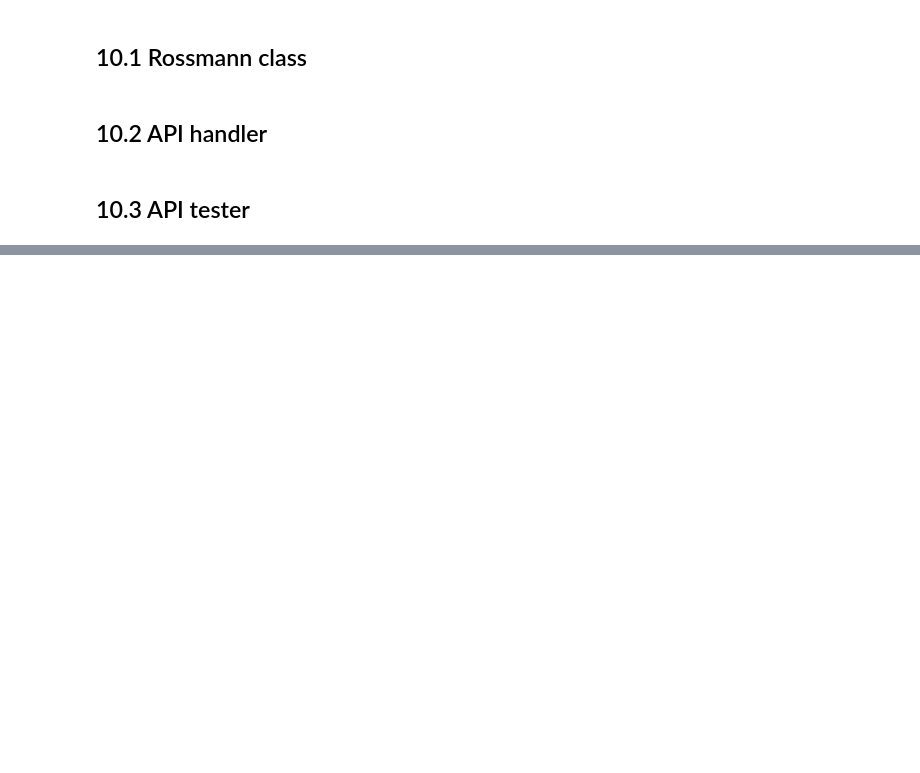
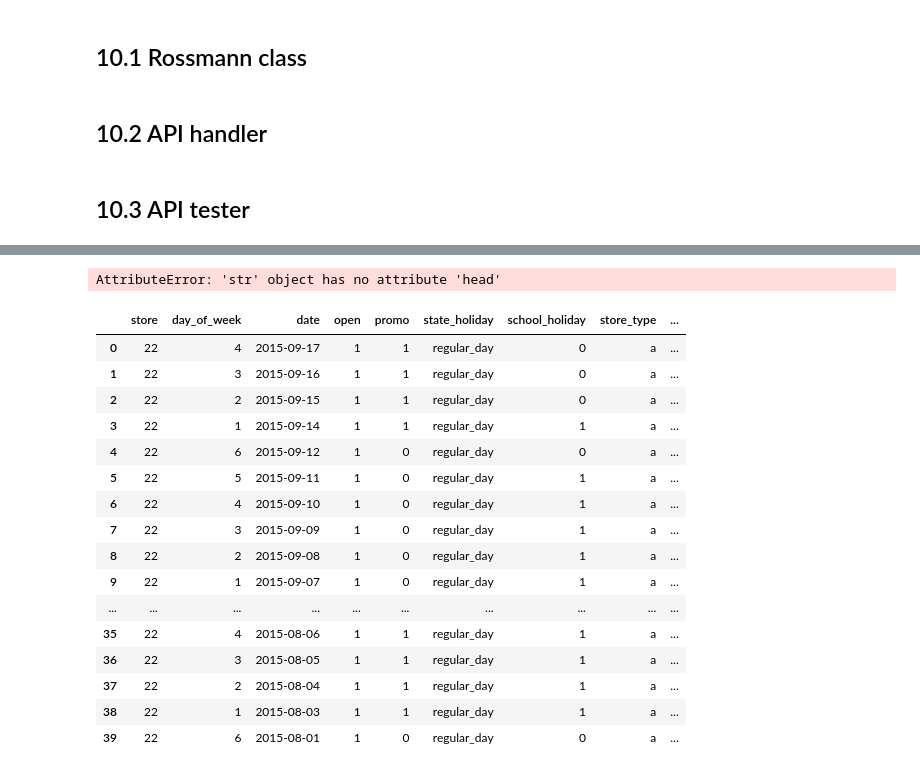
Before and after one commit to PedroPauloMR/ds_em_producao, a Jupyter notebook: main.ipynb, the cells around one changed output, grey strips where cells are left out. Drawn from its saved outputs; the diff is of its cells as text; code cells hidden in the pictures; blank space fills up the shorter version.

Commit message:
finalizacao do deploy local do Rossmann, usando a API do flask para requisicoes e disponibilizacao do modelo

```diff
--- a/main.ipynb
+++ b/main.ipynb
@@ -1586,0 +1742,4 @@ class Rossmann( object ):
+# %%
+# data cleaning
+df1 = pipeline.data_cleaning( df_test )
+df1.head()
@@ -1586,0 +1753,4 @@ class Rossmann( object ):
+# %%
+# feature engineering
+df2 = pipeline.feature_engineering( df1 )
+df2.head()
@@ -1586,0 +1764,4 @@ class Rossmann( object ):
+# %%
+# data preparation
+df3 = pipeline.data_preparation( df2 )
+df3.head()
@@ -1586,0 +1775,27 @@ class Rossmann( object ):
+# %%
+model = joblib.load('C:\\repos\\portfolio_projetos\\ds_em_producao\\model\\xgb_ds_producao.pkl')
+
+df_response = pipeline.get_prediction( model, df_test, df3)
+df_response.head()
+# %% [output]
+AttributeError: 'str' object has no attribute 'head'
+# %%
+pd.read_json(df_response)
+# %% [output]
+|  | store | day_of_week | date | open | promo | state_holiday | school_holiday | store_type | ... |
+| 0 | 22 | 4 | 2015-09-17 | 1 | 1 | regular_day | 0 | a | ... |
+| 1 | 22 | 3 | 2015-09-16 | 1 | 1 | regular_day | 0 | a | ... |
+| 2 | 22 | 2 | 2015-09-15 | 1 | 1 | regular_day | 0 | a | ... |
+| 3 | 22 | 1 | 2015-09-14 | 1 | 1 | regular_day | 1 | a | ... |
+| 4 | 22 | 6 | 2015-09-12 | 1 | 0 | regular_day | 0 | a | ... |
+| 5 | 22 | 5 | 2015-09-11 | 1 | 0 | regular_day | 1 | a | ... |
+| 6 | 22 | 4 | 2015-09-10 | 1 | 0 | regular_day | 1 | a | ... |
+| 7 | 22 | 3 | 2015-09-09 | 1 | 0 | regular_day | 1 | a | ... |
+| 8 | 22 | 2 | 2015-09-08 | 1 | 0 | regular_day | 1 | a | ... |
+| 9 | 22 | 1 | 2015-09-07 | 1 | 0 | regular_day | 1 | a | ... |
+| ... | ... | ... | ... | ... | ... | ... | ... | ... | ... |
+| 35 | 22 | 4 | 2015-08-06 | 1 | 1 | regular_day | 1 | a | ... |
+| 36 | 22 | 3 | 2015-08-05 | 1 | 1 | regular_day | 1 | a | ... |
+| 37 | 22 | 2 | 2015-08-04 | 1 | 1 | regular_day | 1 | a | ... |
+| 38 | 22 | 1 | 2015-08-03 | 1 | 1 | regular_day | 1 | a | ... |
+| 39 | 22 | 6 | 2015-08-01 | 1 | 0 | regular_day | 0 | a | ... |
```
Also changed, not shown: parts of 17 cells of this notebook, 11 other files.
